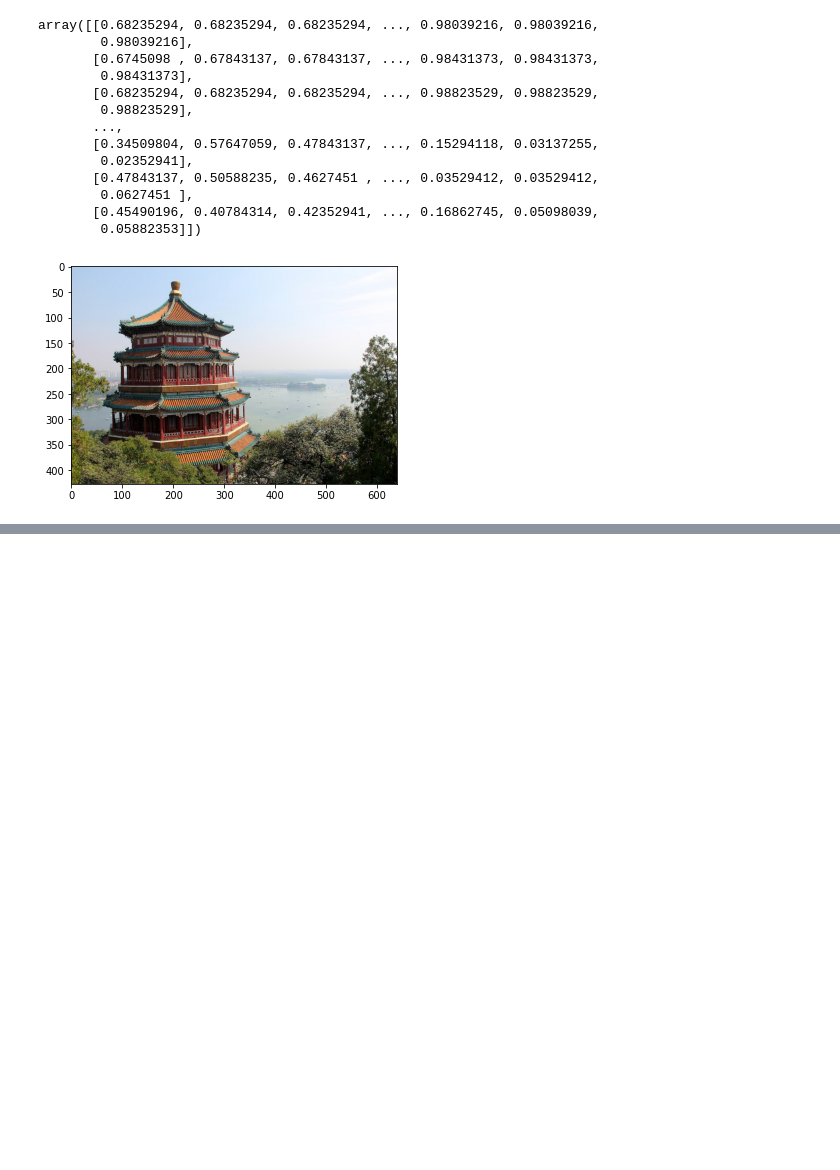
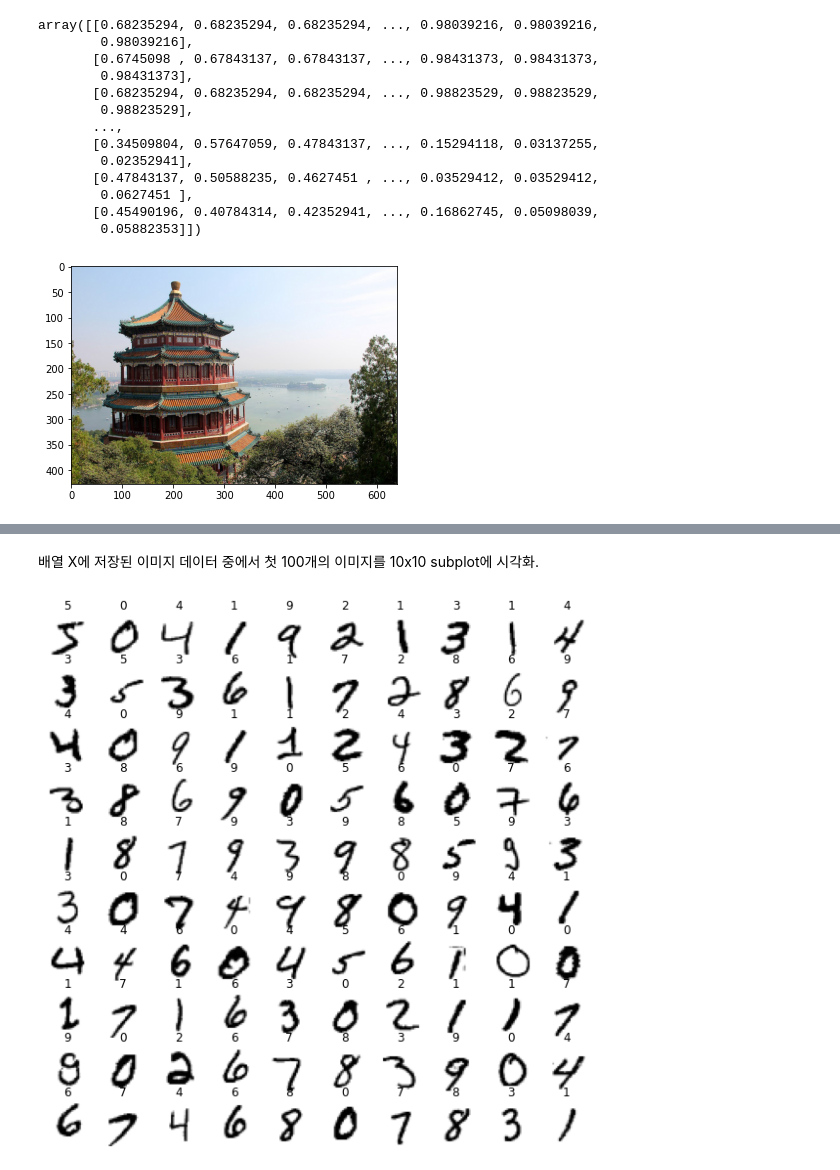
Before and after one commit to JakeOh/202208_itw_java134_lab_python, a Jupyter notebook: ml05_mnist.ipynb, the cells around one changed output, grey strips where cells are left out. Saved outputs shown, nothing was run; the diff lists cells and outputs as text; code cells hidden in the pictures; blank space fills up the shorter version.

```diff
--- a/ml05_mnist.ipynb
+++ b/ml05_mnist.ipynb
@@ -68,0 +79,3 @@ plt.show()
+# %%
+# pyplot.imread(파일이름): 이미지 파일(jpg)을 읽어서 numpy.ndarray (숫자 배열)을 리턴.
+imgdata = plt.imread('china_cropped.jpg')
@@ -68,0 +169,17 @@ plt.show()
+# %% [markdown]
+배열 X에 저장된 이미지 데이터 중에서 첫 100개의 이미지를 10x10 subplot에 시각화.
+# %%
+nrows = 10
+ncols = 10
+fig, ax = plt.subplots(nrows, ncols, figsize=(ncols, nrows))
+for i in range(nrows):
+    for j in range(ncols):
+        imgdata = X[i * nrows + j].reshape((28, 28))
+        label = y[i * nrows + j]
+        ax[i, j].imshow(imgdata, cmap=plt.cm.binary)
+        ax[i, j].axis('off')
+        ax[i, j].set_title(label)
+
+plt.show()
+# %% [output]
+[figure, added]
```
Also changed, not shown: parts of 17 cells of this notebook.
